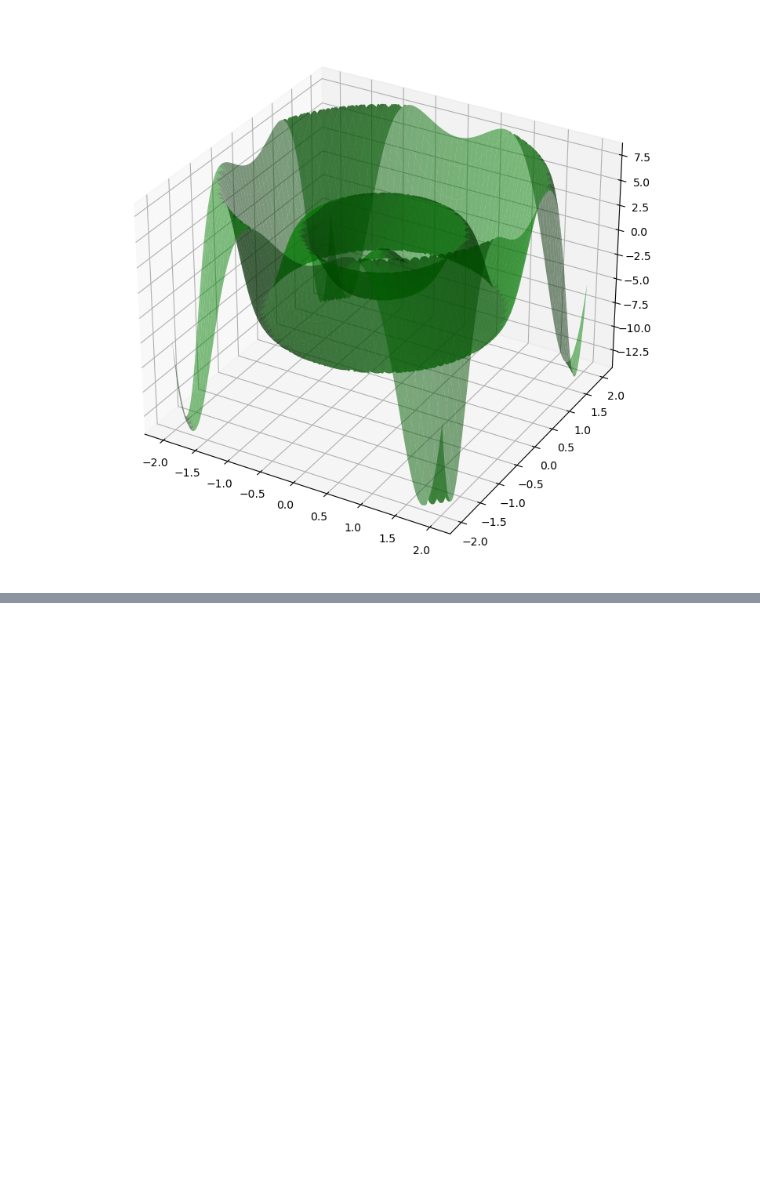
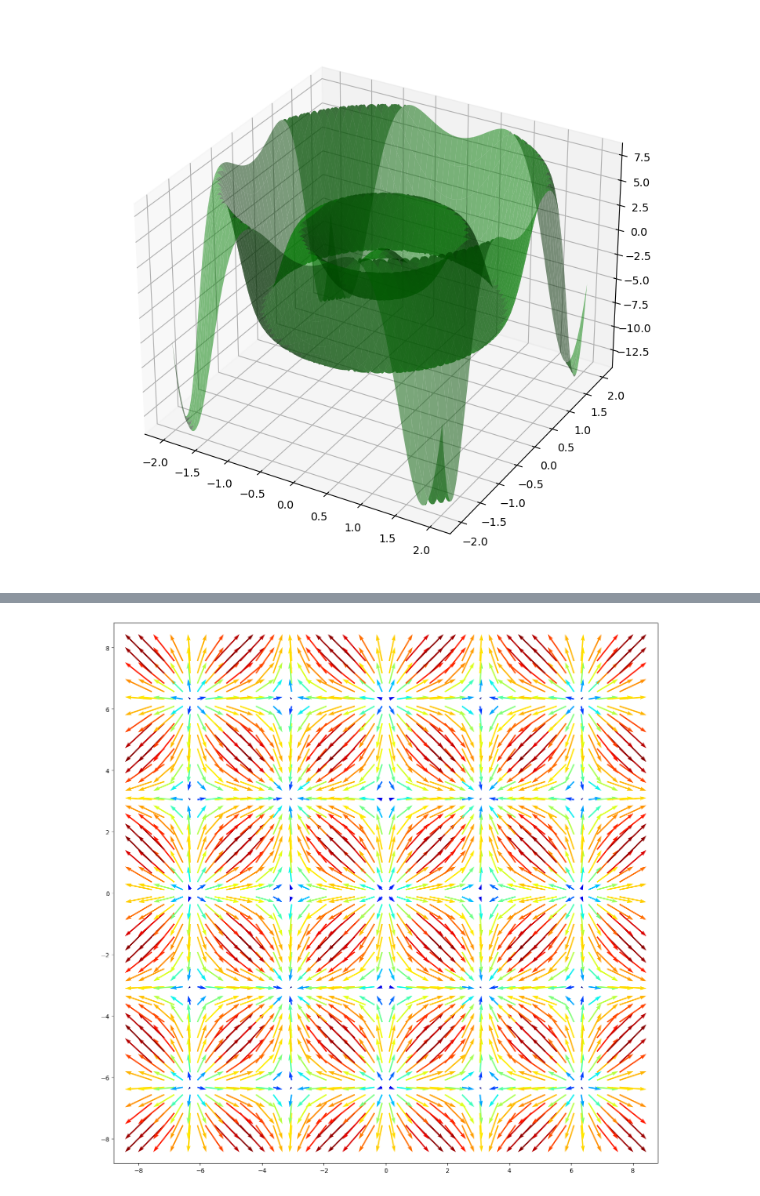
Before and after one commit to paulf98/cmath, a Jupyter notebook: summary.ipynb, the cells around one changed output, grey strips where cells are left out. Saved outputs shown, nothing was run; the diff lists cells and outputs as text; code cells hidden in the pictures; blank space fills up the shorter version.

```diff
--- a/summary.ipynb
+++ b/summary.ipynb
@@ -265,0 +289,15 @@ ax.plot_surface(x, y, z, alpha=0.5, color='green')
+# %%
+def velocity(x, y):
+    """ (sin(x), sin(x)) """
+    return np.sqrt(u**2 + v**2)
+
+x = np.linspace(-8.0, 8.0, 40)
+y = np.linspace(-8.0, 8.0, 40)
+x, y = np.meshgrid(x, y)
+u, v = sinsin(x, y)
+vel = velocity(x, y)
+
+fig = plt.figure(figsize=(16.0, 16.0))
+q = plt.quiver(x, y, u, v, vel, units='width', scale=1 / 0.05, pivot='mid', cmap='jet')
+# %% [output]
+[figure, added]
```
Also changed, not shown: parts of 2 cells of this notebook.
